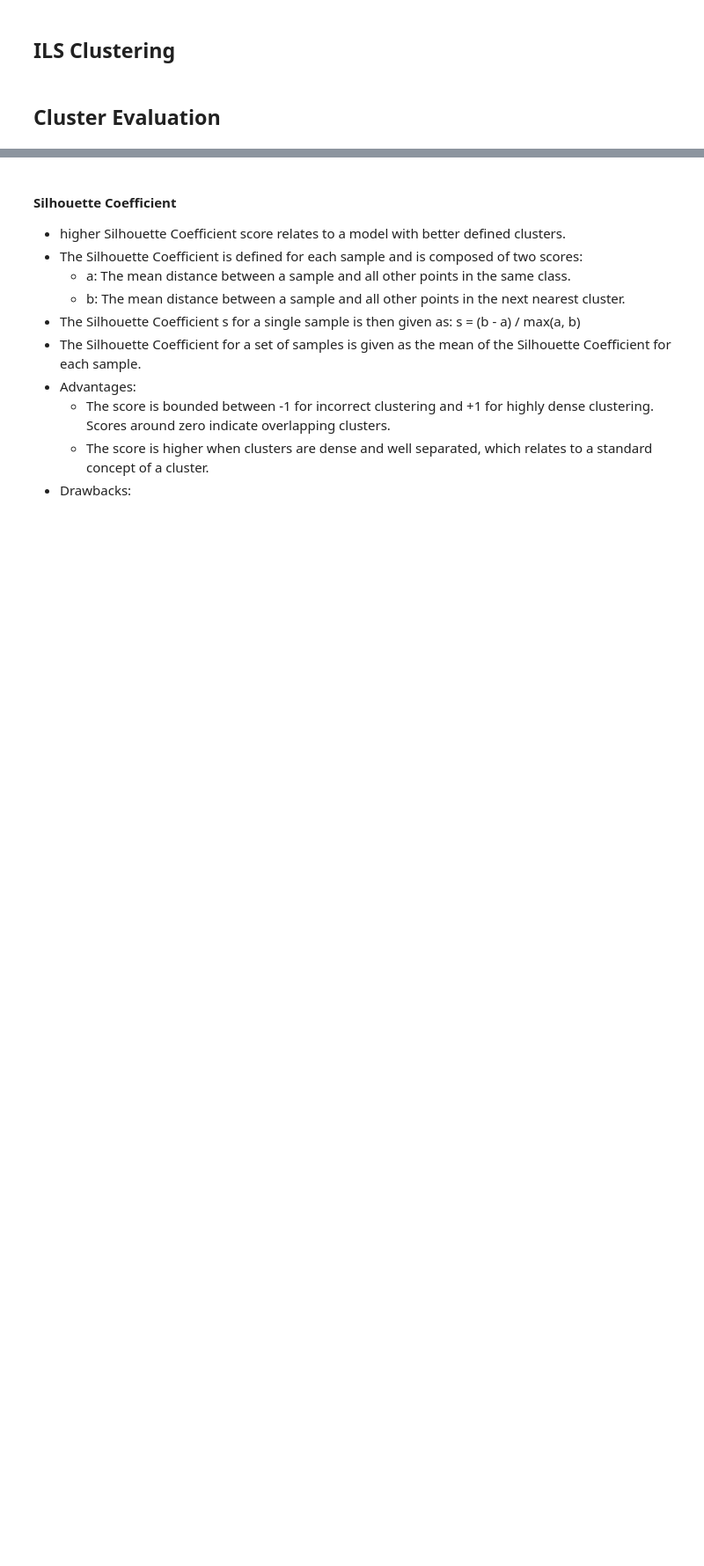
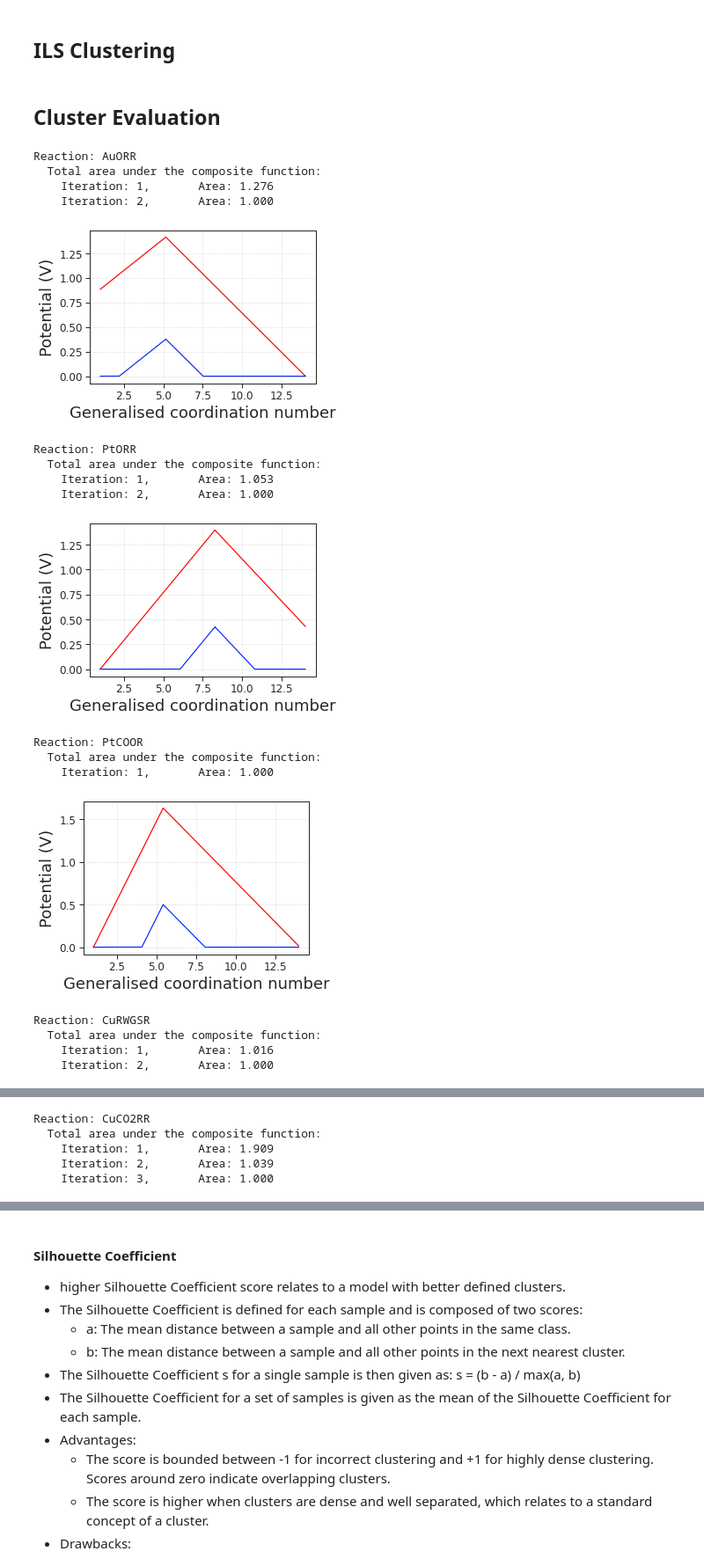
Before and after one commit to Jon-Ting/metal-nanoparticle-surface-atom-labelling, a Jupyter notebook: metal-nanoparticle-surface-atoms-clustering-cluster-analysis.ipynb, the cells around one changed output, grey strips where cells are left out. Shown at 88% size. Saved outputs shown, nothing was run; the diff lists cells and outputs as text; code cells hidden in the pictures; blank space fills up the shorter version.

```diff
--- a/metal-nanoparticle-surface-atoms-clustering-cluster-analysis.ipynb
+++ b/metal-nanoparticle-surface-atoms-clustering-cluster-analysis.ipynb
@@ -128,13 +134,14 @@ pd.set_option('display.width', 1000)
 # Settings for figures
 sns.set_theme(context='paper', style='ticks', palette='colorblind', font='sans-serif', font_scale=1, color_codes=True, rc=None)  # Options are: {paper, notebook, talk, poster}
 FIG_SIZE, DPI, fontSize, labelSize = (3.5, 2.5), None, 'medium', 'small'
-legendSize, lineWidth, markerSize = 'x-small', 1, 3
-SMALL_SIZE, MEDIUM_SIZE, LARGE_SIZE, TITLE_SIZE = 8, 10, 12, 14
+BINARY_COLOURS = ('#FE0101', '#0729F9')  # Red & blue from blue-white-red colour bar
+LEGEND_SIZE, LINE_WIDTH, MARKER_EDGE_LINE_WIDTH, MARKER_SIZE = 'x-small', 0.4, 0.3, 36
+SMALL_SIZE, MEDIUM_SIZE, LARGE_SIZE, TITLE_SIZE = 8, 12, 18, 20
 plt.rc('font', size=LARGE_SIZE)  # controls default text sizes
 plt.rc('axes', titlesize=TITLE_SIZE)  # fontsize of the axes title
 plt.rc('axes', labelsize=LARGE_SIZE)  # fontsize of the x and y labels
-plt.rc('xtick', labelsize=LARGE_SIZE)  # fontsize of the tick labels
-plt.rc('ytick', labelsize=LARGE_SIZE)  # fontsize of the tick labels
+plt.rc('xtick', labelsize=MEDIUM_SIZE)  # fontsize of the tick labels
+plt.rc('ytick', labelsize=MEDIUM_SIZE)  # fontsize of the tick labels
 plt.rc('legend', fontsize=MEDIUM_SIZE)  # legend fontsize
 plt.rc('figure', titlesize=TITLE_SIZE)  # fontsize of the figure title
 # rcParams['axes.spines.top'] = False
@@ -1052,0 +1203,46 @@ def clusterEval(X, ILSclust, caseID, combID, allOrSurf='Surface', verbose=False)
+# %%
+# Global variables that need to be run before gameCase()
+# Equations that form the reference GCN-activity plots (Unnormalised)
+refReactionsDict = {'AuORR':  # Au NP ORR -- oxygen reduction reaction
+                    {'grad': [0.128, -0.16], 'interc': [0.201, 1.686], 'normPotVals': []},
+                    'PtORR':  # Pt NP ORR
+                    {'grad': [0.192, -0.169], 'interc': [-0.715, 2.27], 'normPotVals': []},
+                    'PtCOOR':  # Pt COOR -- carbon monoxide oxidation reaction
+                    {'grad': [0.3701, -0.1886], 'interc': [-2.464, 0.56], 'normPotVals': []},
+                    'CuRWGSR':  # Cu RWGSR -- reverse water-gas shift reaction ** Units in eV (energy) instead of V (voltage), need further investigation if it were to be included in publication
+                    {'grad': [0.30833, -0.1875], 'interc': [-0.88, 2.3225], 'normPotVals': []},
+                    'CuCO2RR':  # Cu CO2RR -- carbon dioxide reduction reaction
+                    {'grad': [0.163, -0.067, -0.223], 'interc': [-1.133, -0.416, 0.853], 'normPotVals': []},
+                    'PtRCORRR':  # Pt (RCOR)RR -- aliphatic ketone reduction reaction
+                    {'grad': [0.063, 0.29, -0.27, 0.055, -0.055], 'interc': [-0.35, -1.60, 1.75, -0.42, 0.42], 'normPotVals': []}}
+evalMetrics = ['Sel', 'Spc', 'Sen']
+
+# Obtain the corresponding potential values for different reference reactions
+for reactionName in refReactionsDict.keys():
+    if VERBOSE:
+        print(f"Reaction: {reactionName}")
+    refReactionsDict[reactionName]['normPotVals'] = potFromGCN(gcns=GCN_XRANGE,
+                                                               gradList=refReactionsDict[reactionName]['grad'],
+                                                               intercList=refReactionsDict[reactionName]['interc'],
+                                                               showImg=SHOW_IMG,
+                                                               reactionName=reactionName,
+                                                               verbose=VERBOSE)
+# %% [output]
+Reaction: AuORR
+  Total area under the composite function:
+    Iteration: 1,       Area: 1.276
+    Iteration: 2,       Area: 1.000
+[figure, added]
+Reaction: PtORR
+  Total area under the composite function:
+    Iteration: 1,       Area: 1.053
+    Iteration: 2,       Area: 1.000
+[figure, added]
+Reaction: PtCOOR
+  Total area under the composite function:
+    Iteration: 1,       Area: 1.000
+[figure, added]
+Reaction: CuRWGSR
+  Total area under the composite function:
+    Iteration: 1,       Area: 1.016
+    Iteration: 2,       Area: 1.000
@@ -1052,0 +1250,5 @@ def clusterEval(X, ILSclust, caseID, combID, allOrSurf='Surface', verbose=False)
+Reaction: CuCO2RR
+  Total area under the composite function:
+    Iteration: 1,       Area: 1.909
+    Iteration: 2,       Area: 1.039
+    Iteration: 3,       Area: 1.000
```
Also changed, not shown: parts of 34 cells of this notebook, 2 other files.
